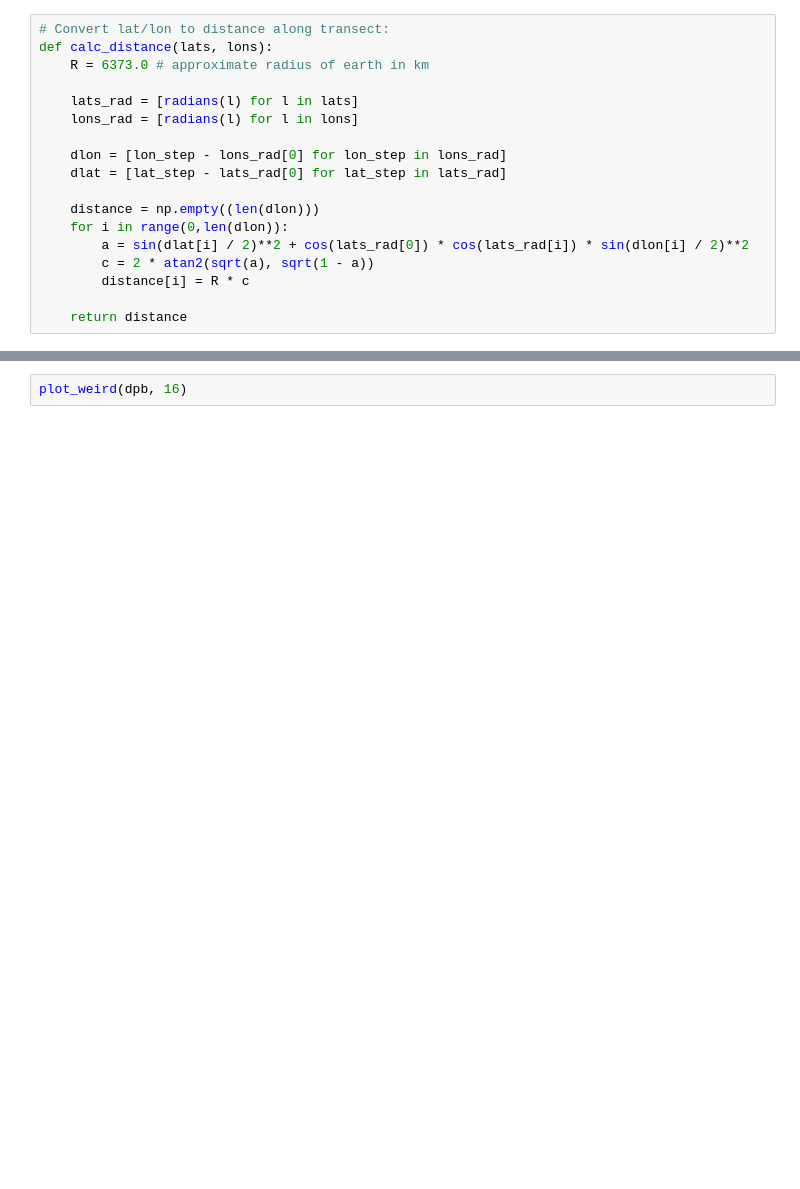
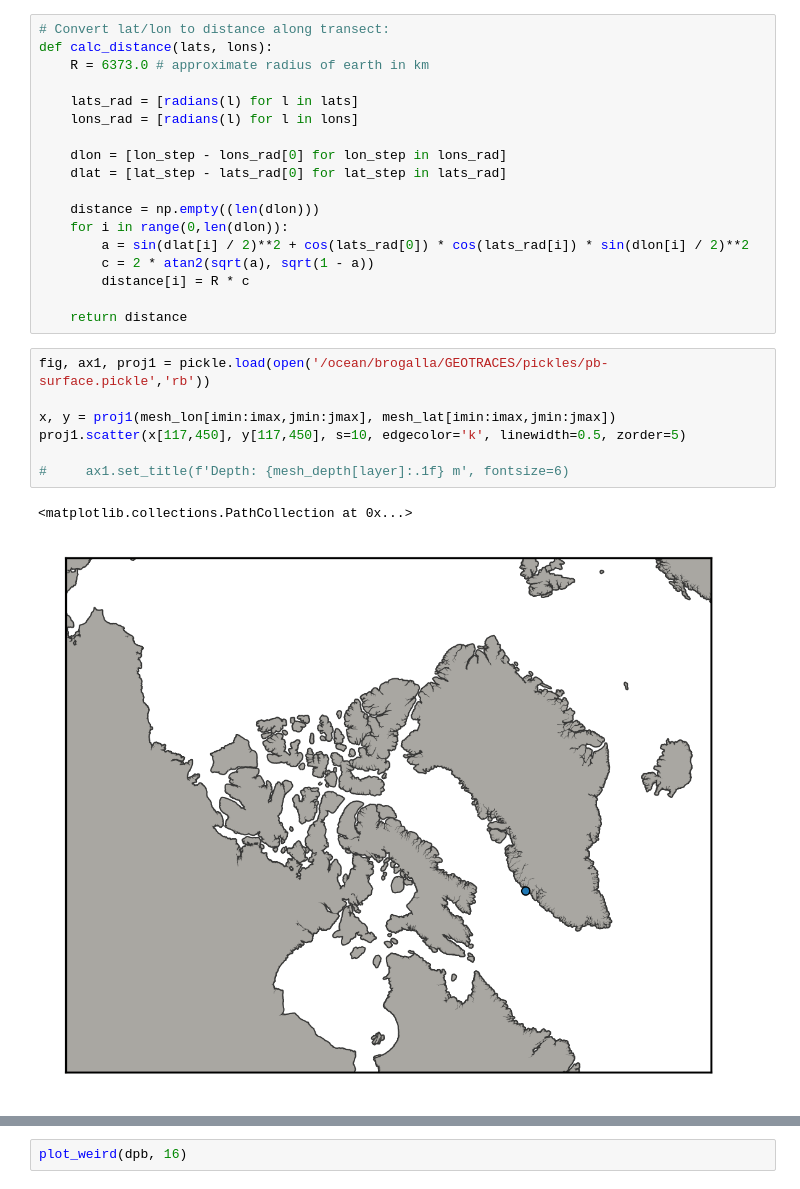
Before and after one commit to UBC-MOAD/analysis-brogalla, a Jupyter notebook: paper3/negative-concentrations.ipynb, the cells around one changed output, grey strips where cells are left out. Drawn from its saved outputs; the diff is of its cells as text; blank space fills up the shorter version.

```diff
--- a/paper3/negative-concentrations.ipynb
+++ b/paper3/negative-concentrations.ipynb
@@ -543,6 +715,16 @@ def calc_distance(lats, lons):
         distance[i] = R * c
 
     return distance
+# %%
+fig, ax1, proj1 = pickle.load(open('/ocean/brogalla/GEOTRACES/pickles/pb-surface.pickle','rb'))
+
+x, y = proj1(mesh_lon[imin:imax,jmin:jmax], mesh_lat[imin:imax,jmin:jmax])
+proj1.scatter(x[117,450], y[117,450], s=10, edgecolor='k', linewidth=0.5, zorder=5)
+
+#     ax1.set_title(f'Depth: {mesh_depth[layer]:.1f} m', fontsize=6)
+# %% [output]
+<matplotlib.collections.PathCollection at 0x...>
+[figure, added]
 # %%
 plot_layer(dpb_neg_loc, vmin=-1e-20, vmax=0)
 # %% [output]
```
Also changed, not shown: parts of 10 cells of this notebook, 1 other file.
